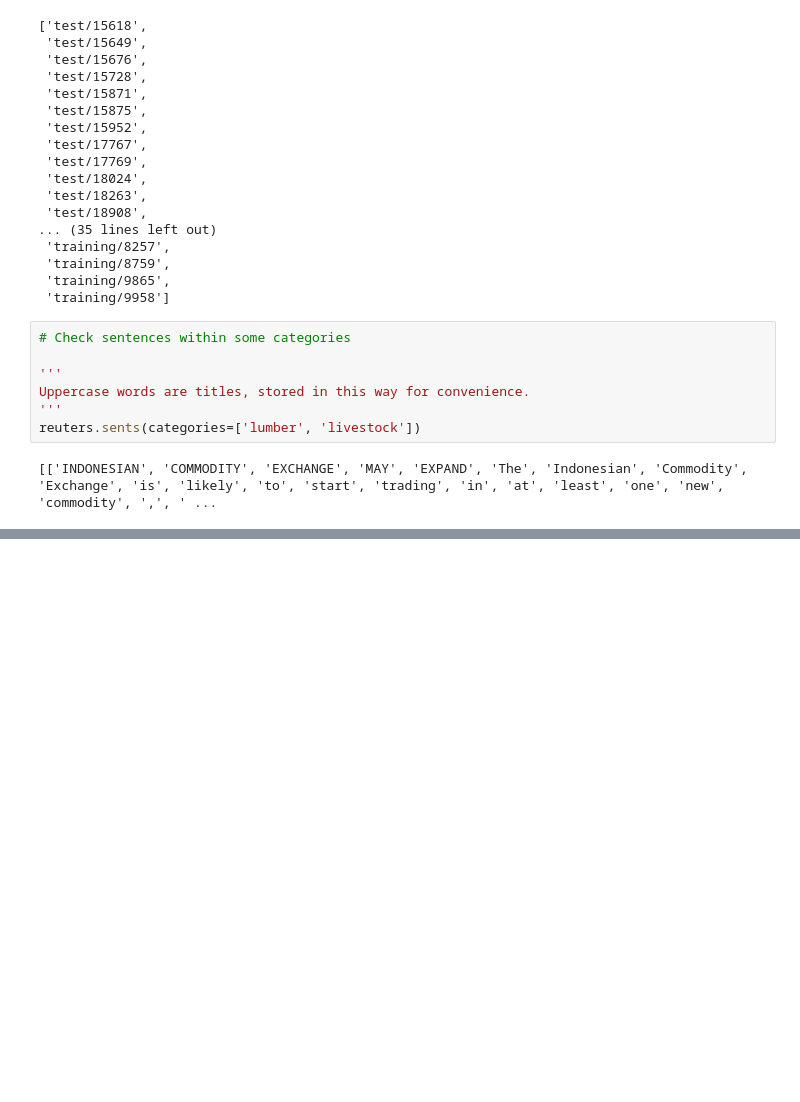
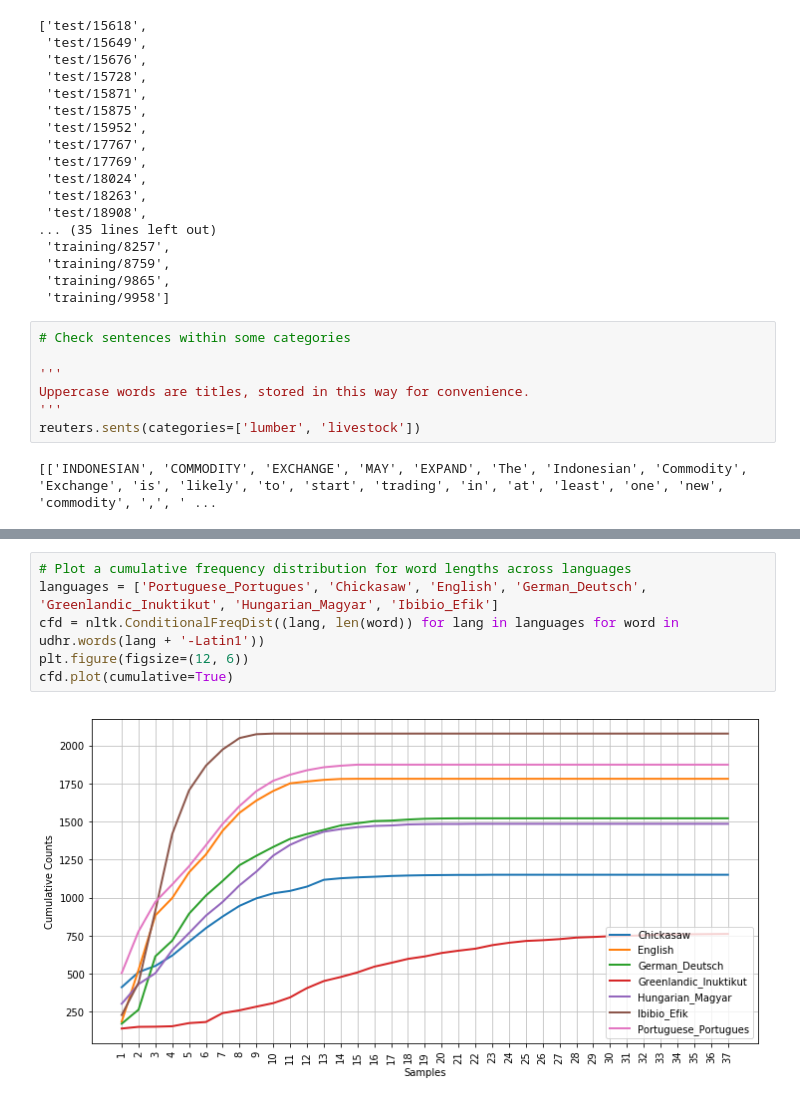
Before and after one commit to henriquefreitassouza/notebooks, a Jupyter notebook: projects/NLP Fundamentals II.ipynb, the cells around one changed output, grey strips where cells are left out. Saved outputs shown, nothing was run; the diff lists cells and outputs as text; blank space fills up the shorter version.

```diff
--- a/projects/NLP Fundamentals II.ipynb
+++ b/projects/NLP Fundamentals II.ipynb
@@ -594,0 +668,8 @@ reuters.sents(categories=['lumber', 'livestock'])
+# %%
+# Plot a cumulative frequency distribution for word lengths across languages
+languages = ['Portuguese_Portugues', 'Chickasaw', 'English', 'German_Deutsch', 'Greenlandic_Inuktikut', 'Hungarian_Magyar', 'Ibibio_Efik']
+cfd = nltk.ConditionalFreqDist((lang, len(word)) for lang in languages for word in udhr.words(lang + '-Latin1'))
+plt.figure(figsize=(12, 6))
+cfd.plot(cumulative=True)
+# %% [output]
+[figure, added]
```
Also changed, not shown: parts of 11 cells of this notebook, 1 other file.
